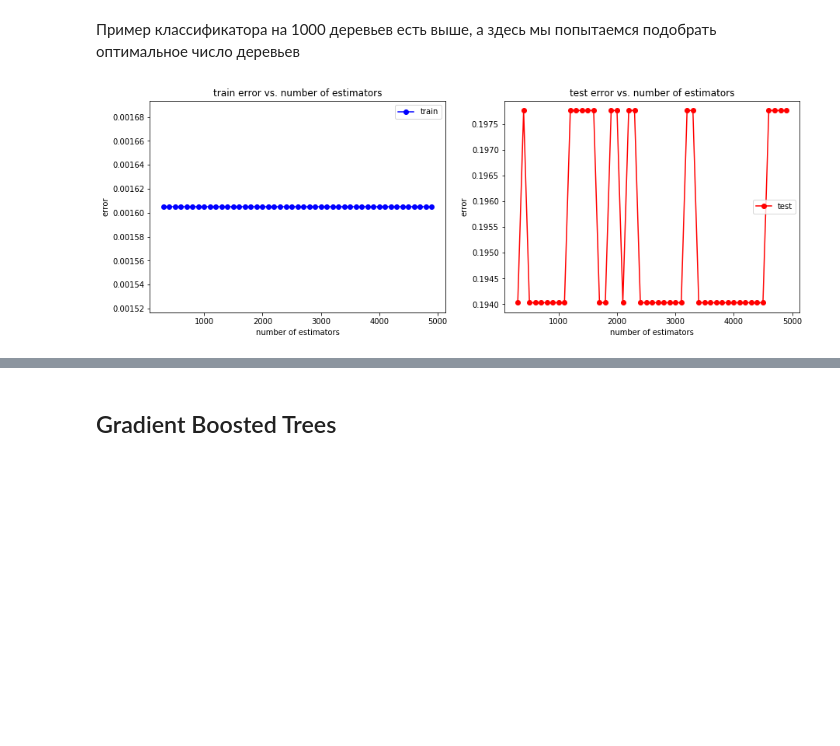
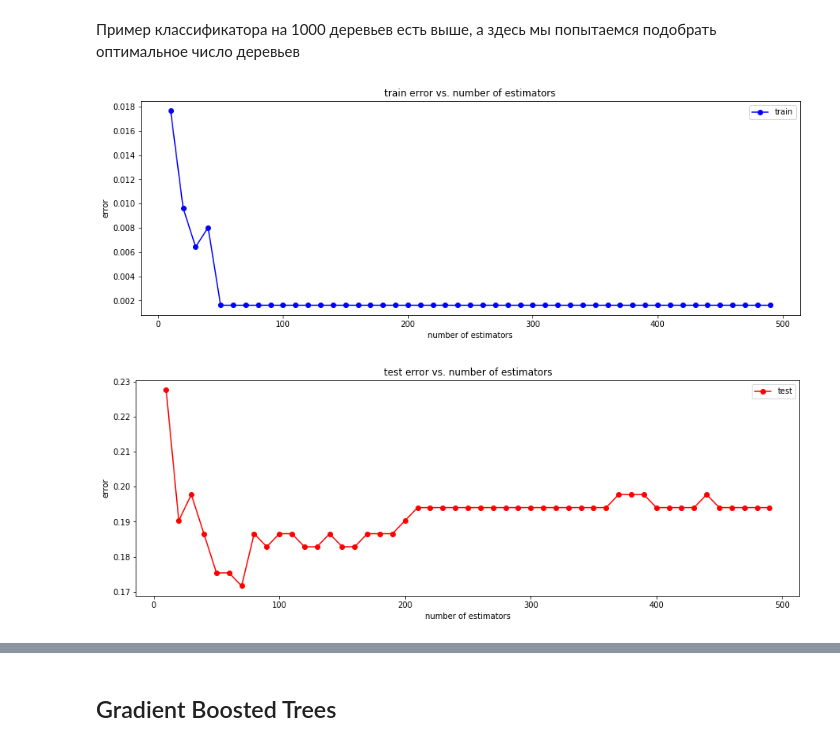
Before and after one commit to ZinovievVladimir/machine-learning, a Jupyter notebook: titanic.ipynb, the cells around one changed output, grey strips where cells are left out. Drawn from its saved outputs; the diff is of its cells as text; code cells hidden in the pictures; blank space fills up the shorter version.

```diff
--- a/titanic.ipynb
+++ b/titanic.ipynb
@@ -652,31 +652,33 @@ weighted avg       0.84      0.84      0.84       268
 # %%
 from sklearn import ensemble
 
-n_estimators = np.arange(300, 5000, 100)
+n_estimators = np.arange(10, 500, 10)
 test_err = []
 train_err = []
+oob_scores = []
 for n in n_estimators:
-    rf = ensemble.RandomForestClassifier(n_estimators = n, random_state = 18)
+    rf = ensemble.RandomForestClassifier(n_estimators = n, random_state = 18, oob_score=True)
     rf.fit(X_train, y_train)
 
     y_train_pred = rf.predict(X_train)
     y_test_pred = rf.predict(X_test)
     train_err.append(np.mean(y_train != y_train_pred))
     test_err.append(np.mean(y_test != y_test_pred))
+    oob_scores.append(rf.oob_score_)
 # %%
 plt.figure(figsize=(15, 5))
-plt.subplot(1, 2, 1)
 plt.plot(n_estimators, train_err, 'b-o', label = 'train')
 plt.title('train error vs. number of estimators')
 plt.xlabel('number of estimators')
 plt.ylabel('error')
 plt.legend()
-plt.subplot(1, 2, 2)
+plt.figure(figsize=(15, 5))
 plt.plot(n_estimators, test_err, 'r-o', label = 'test')
 plt.title('test error vs. number of estimators')
 plt.xlabel('number of estimators')
 plt.ylabel('error')
 plt.legend()
 pass
 # %% [output]
-[figure, old version]
+[figure, new version]
+[figure, added]
```
Also changed, not shown: parts of 19 cells of this notebook.
